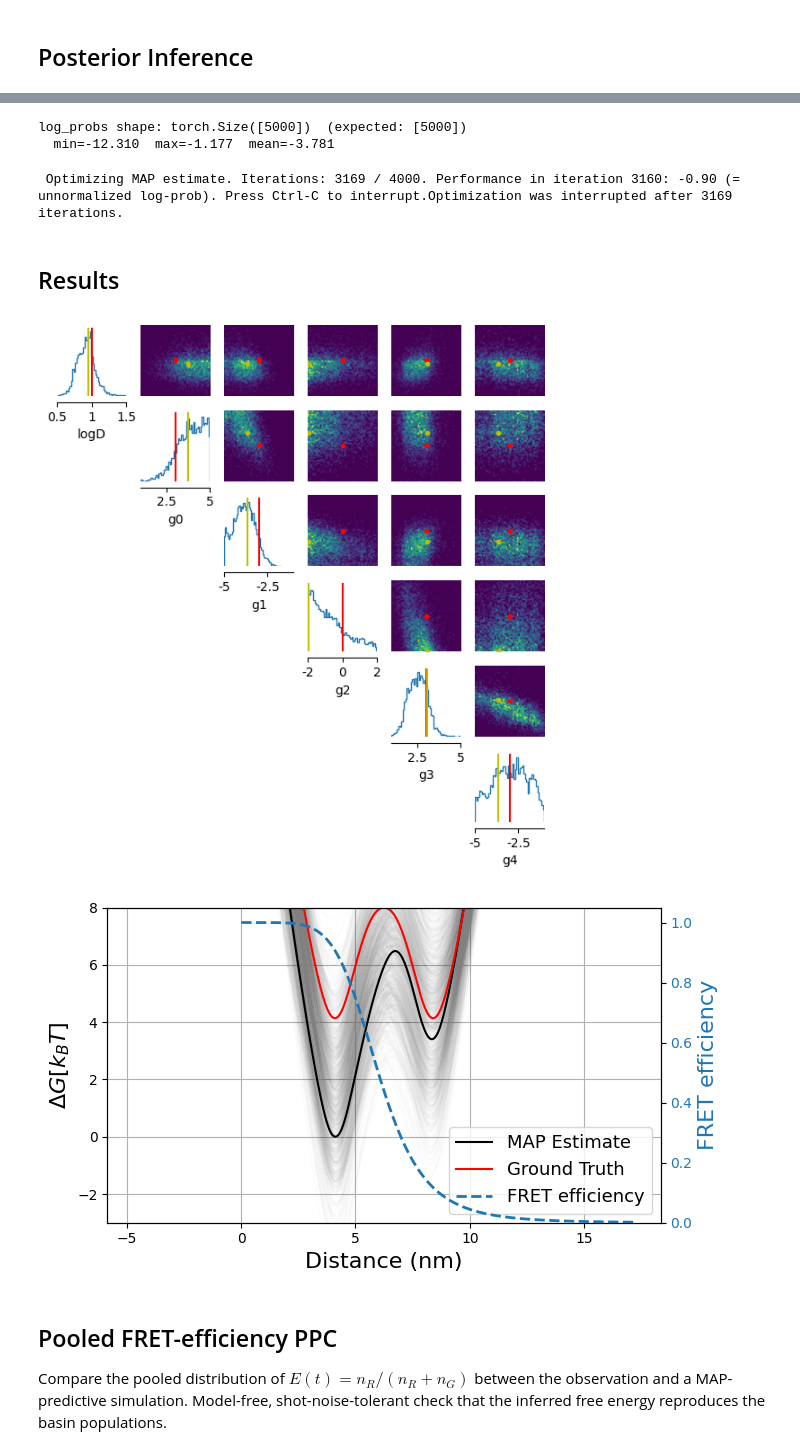
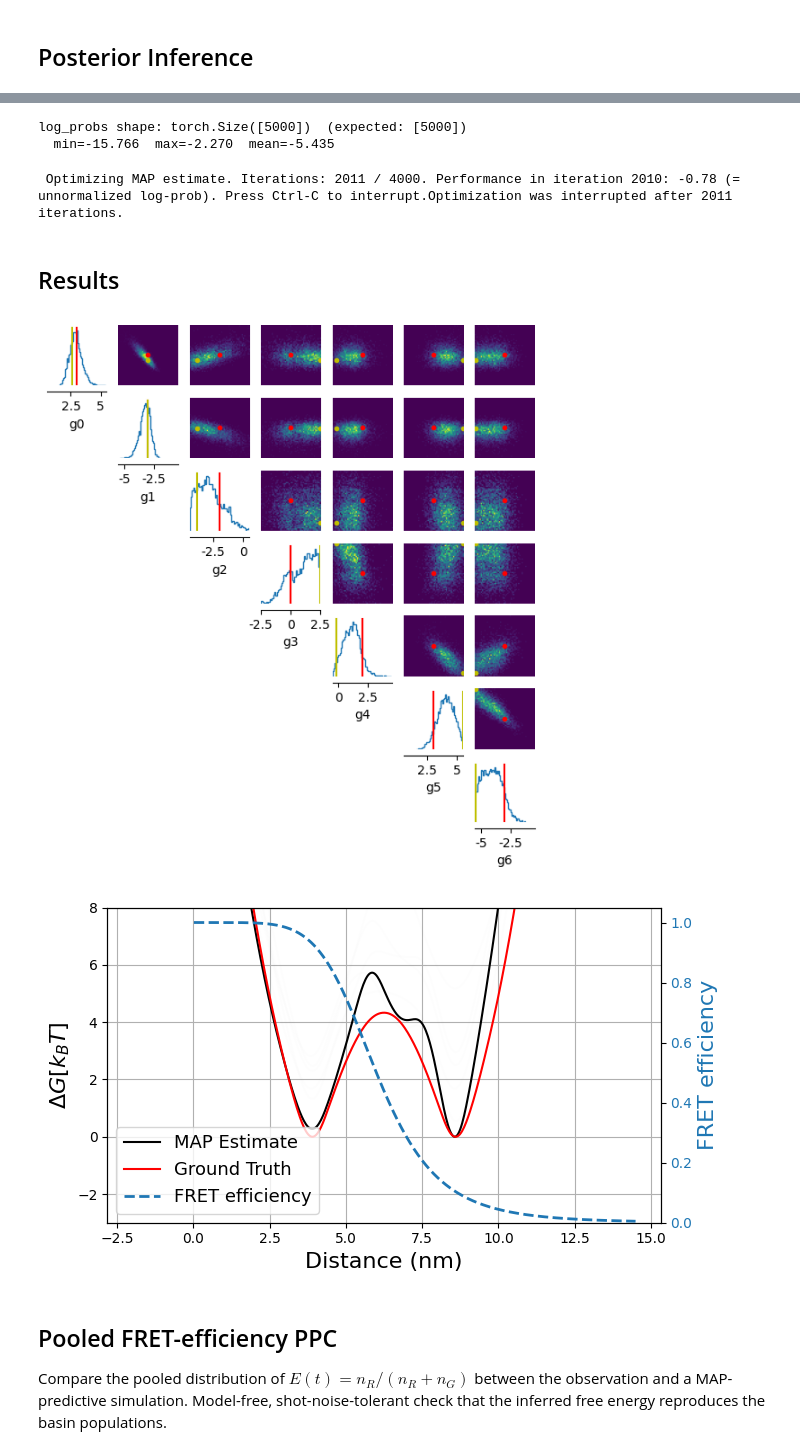
Before and after one commit to covinolab/smFRET_sbi, a Jupyter notebook: analysis/eval_posterior.ipynb, the cells around one changed output, grey strips where cells are left out. Cells and saved outputs as stored; diff of their text form; code cells hidden in the pictures.

```diff
--- a/analysis/eval_posterior.ipynb
+++ b/analysis/eval_posterior.ipynb
@@ -42,19 +42,20 @@ from data_loaders import H5Dataset
 ## Configuration
 # %%
 # Paths
-cfg_path = "/home/dingeldein/Desktop/fret_sbi/smFRET_sbi/outputs/2026-05-13/16-34-20/"
+cfg_path = "/home/dingeldein/Desktop/fret_sbi/smFRET_sbi/outputs/2026-05-27/11-51-26/"
 device = "cuda" if torch.cuda.is_available() else "cpu"
 
 # Ground-truth canonical params (length = num_knots + 9):
 #   [logD, g_0..g_{n-1}, R0, kD, k_gb, k_rb, eta_g, eta_r, C_gr, C_rg]
+# This run has num_knots=7; knot values mirror the prior center.
 # Set explicit values, or leave as None to sample from the simulation prior.
 true_params = torch.tensor(
-    [1.0,  3.0, -3.0, 0.0, 3.0, -3.0,  6.0,  450.0, 2.0, 2.0, 0.95, 0.95, 0.05, 0.05],
+    [0.75,  3.0, -3.0, -2.0, 0.0, 2.0, 3.0, -3.0,  6.0,  400.0, 0.0, 0.0, 1.0, 1.0, 0.0, 0.0],
     dtype=torch.float64,
 )
 
 # Observation settings
-n_observations = 20
+n_observations = 25
 n_simulations_pool = 200
 ppc_simulations_pool = 5000
 
@@ -64,7 +65,7 @@ posterior_batch_size = 1000
 
 # MAP estimation
 map_num_iter = 4000
-map_learning_rate = 0.001
+map_learning_rate = 0.005
 map_num_init_samples = 5
 
 # SBC settings
@@ -281,5 +282,5 @@ Samples shape: torch.Size([5000, 6])  (expected: [5000, 6])
 # %%
-log_prob_batch_size = 30
+log_prob_batch_size = 10
 
 samples_dev = samples.to(device)
 log_probs = []
@@ -294,7 +295,7 @@ print(f"log_probs shape: {log_probs.shape}  (expected: [{num_posterior_samples}]
 print(f"  min={log_probs.min().item():.3f}  max={log_probs.max().item():.3f}  mean={log_probs.mean().item():.3f}")
 # %% [output]
 log_probs shape: torch.Size([5000])  (expected: [5000])
-  min=-12.310  max=-1.177  mean=-3.781
+  min=-15.766  max=-2.270  mean=-5.435
 # %%
 top_k = 500
 
@@ -313,7 +314,7 @@ map_estimate = map_with_cached_embedding(
     show_progress_bars=True,
 )
 # %% [output]
- Optimizing MAP estimate. Iterations: 3169 / 4000. Performance in iteration 3160: -0.90 (= unnormalized log-prob). Press Ctrl-C to interrupt.Optimization was interrupted after 3169 iterations.
+ Optimizing MAP estimate. Iterations: 2011 / 4000. Performance in iteration 2010: -0.78 (= unnormalized log-prob). Press Ctrl-C to interrupt.Optimization was interrupted after 2011 iterations.
 # %% [markdown]
 ## Results
 # %%
@@ -343,7 +344,7 @@ _ = analysis.pairplot(
     labels=inferred_labels,
 )
 # %% [output]
-[figure, old version]
+[figure, new version]
 # %%
 # eval_free_energy/eval_force read logD at params[0] and g_i at params[1:num_knots+1];
 # the inferred sample carries those at positions matching canonical idx 0..num_knots
@@ -366,42 +367,42 @@ y_map_shifted = y_map - y_map.min()
 
 # Free-energy samples — align each to MAP via least-squares vertical shift
 # (free energy defined up to additive constant).
-for i in range(min(1000, samples.shape[0])):
+for i in range(min(5, samples.shape[0])):
     x, y = eval_free_energy(params=_to_canonical(samples[i]), x_eval=x_eval)
     offset = np.mean(y_map_shifted - y)
     ax1.plot(x, y + offset, color="gray", alpha=0.01)
 
 ax1.plot(x, y_map_shifted, color="black", label="MAP Estimate")
 
 # Ground-truth free-energy (aligned to MAP)
 x, y_true = eval_free_energy(params=true_params, x_eval=x_eval)
-offset_true = np.mean(y_map_shifted - y_true)
-ax1.plot(x, y_true + offset_true, color="r", label="Ground Truth")
+offset_true = np.mean(y_true - y_map_shifted)
+ax1.plot(x, y_true - min(y_true) , color="r", label="Ground Truth")
 
 ax1.set_xlabel("Distance (nm)", fontsize=16)
 ax1.set_ylabel(r"$\Delta G [k_{B}T]$", fontsize=16)
 ax1.set_ylim(-3, 8)
 ax1.grid()
 
 # Secondary axis: FRET efficiency under ground-truth R0
 ax2 = ax1.twinx()
 R0 = float(true_params[num_knots + 1])
 r = np.clip(x_eval, 1e-9, None)
 E = 1.0 / (1.0 + (r / R0) ** 6)
 E[x_eval <= 0] = np.nan
 
 ax2.plot(x_eval, E, color="tab:blue", linestyle="--", linewidth=2, label="FRET efficiency")
 ax2.set_ylabel("FRET efficiency", color="tab:blue", fontsize=16)
 ax2.set_ylim(0, 1.05)
 ax2.tick_params(axis="y", labelcolor="tab:blue")
 
 h1, l1 = ax1.get_legend_handles_labels()
 h2, l2 = ax2.get_legend_handles_labels()
 ax1.legend(h1 + h2, l1 + l2, fontsize=13, loc="best")
 
 plt.tight_layout()
 # %% [output]
-[figure, old version]
+[figure, new version]
 # %% [markdown]
 ## Pooled FRET-efficiency PPC
 
```
Also changed, not shown: parts of 6 cells of this notebook, 7 other files.
